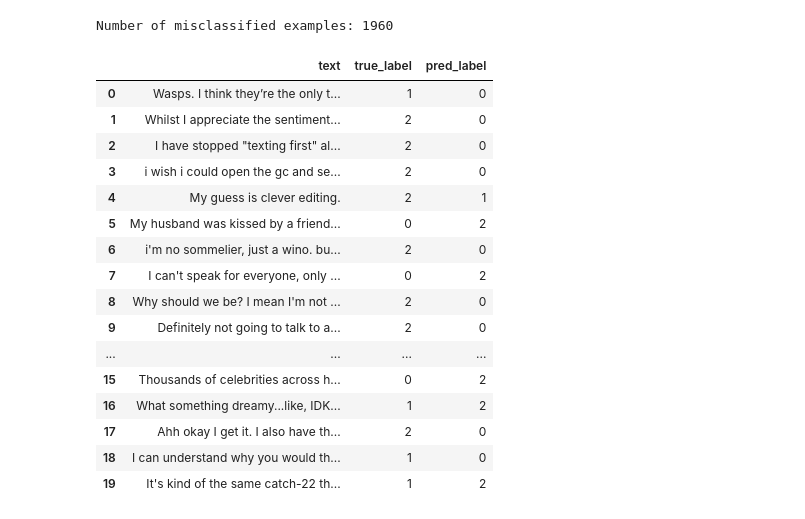
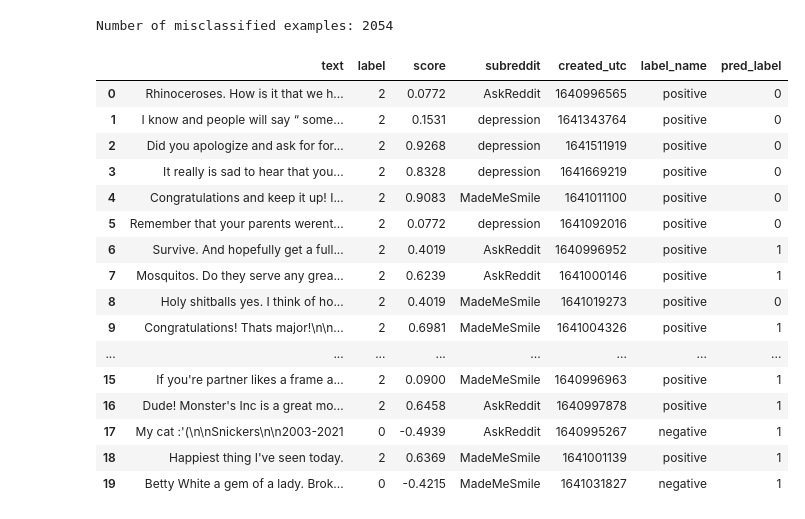
Before and after one commit to seventh720/Graduation_Thesis, a Jupyter notebook: Code/notebooks/pushshift_tfidf_lr_model.ipynb, the cells around one changed output. Drawn from its saved outputs; the diff is of its cells as text; code cells hidden in the pictures.

```diff
--- a/Code/notebooks/pushshift_tfidf_lr_model.ipynb
+++ b/Code/notebooks/pushshift_tfidf_lr_model.ipynb
@@ -250,9 +263,18 @@ These metrics are useful because overall accuracy alone may hide weaknesses in t
 # %%
 from sklearn.metrics import accuracy_score, classification_report
 
-y_val_pred = clf.predict(X_val_tfidf)
+y_val_pred = tfidf_lr.predict(X_val)
+y_test_pred = tfidf_lr.predict(X_test)
+
+y_val_proba = tfidf_lr.predict_proba(X_val)
+y_test_proba = tfidf_lr.predict_proba(X_test)
+class_order = tfidf_lr.named_steps["clf"].classes_.tolist()
 
 print("Validation Accuracy:", round(accuracy_score(y_val, y_val_pred), 4))
 print("\nValidation Classification Report:")
 print(classification_report(y_val, y_val_pred, digits=4))
+
+print("\nTest Accuracy:", round(accuracy_score(y_test, y_test_pred), 4))
+print("\nTest Classification Report:")
+print(classification_report(y_test, y_test_pred, digits=4))
 # %% [output]
@@ -271,6 +297,0 @@ weighted avg     0.7840    0.7664    0.7685      2903
-# %%
-y_test_pred = clf.predict(X_test_tfidf)
-
-print("Test Accuracy:", round(accuracy_score(y_test, y_test_pred), 4))
-print("\nTest Classification Report:")
-print(classification_report(y_test, y_test_pred, digits=4))
@@ -327,13 +338,0 @@ These outputs can also be reused when writing the evaluation chapter or comparin
-# %%
-output_dir = "../dataset/baseline_outputs"
-os.makedirs(output_dir, exist_ok=True)
-
-train_df = pd.DataFrame({"text": X_train, "label": y_train})
-val_df = pd.DataFrame({"text": X_val, "label": y_val})
-test_df = pd.DataFrame({"text": X_test, "label": y_test, "pred_label": y_test_pred})
-
-train_df.to_csv(os.path.join(output_dir, "train_60.csv"), index=False)
-val_df.to_csv(os.path.join(output_dir, "val_10.csv"), index=False)
-test_df.to_csv(os.path.join(output_dir, "test_30_with_preds_tfidf_lr.csv"), index=False)
-
-print("Saved split files and test predictions to:", output_dir)
@@ -348,29 +603,26 @@ especially for sarcasm, context dependence, or emotionally mixed comments.
 # %%
-error_df = pd.DataFrame({
-    "text": X_test.values,
-    "true_label": y_test.values,
-    "pred_label": y_test_pred
-})
+error_df = test_df.copy()
+error_df["pred_label"] = y_test_pred
+error_df = error_df[error_df["label"] != error_df["pred_label"]].reset_index(drop=True)
 
-error_df = error_df[error_df["true_label"] != error_df["pred_label"]].reset_index(drop=True)
 print("Number of misclassified examples:", len(error_df))
 error_df.head(20)
 # %% [output]
-Number of misclassified examples: 1960
+Number of misclassified examples: 2054
-|  | text | true_label | pred_label |
-| 0 | Wasps. I think they’re the only t... | 1 | 0 |
-| 1 | Whilst I appreciate the sentiment... | 2 | 0 |
-| 2 | I have stopped "texting first" al... | 2 | 0 |
-| 3 | i wish i could open the gc and se... | 2 | 0 |
-| 4 | My guess is clever editing. | 2 | 1 |
-| 5 | My husband was kissed by a friend... | 0 | 2 |
-| 6 | i'm no sommelier, just a wino. bu... | 2 | 0 |
-| 7 | I can't speak for everyone, only ... | 0 | 2 |
-| 8 | Why should we be? I mean I'm not ... | 2 | 0 |
-| 9 | Definitely not going to talk to a... | 2 | 0 |
-| ... | ... | ... | ... |
-| 15 | Thousands of celebrities across h... | 0 | 2 |
-| 16 | What something dreamy...like, IDK... | 1 | 2 |
-| 17 | Ahh okay I get it. I also have th... | 2 | 0 |
-| 18 | I can understand why you would th... | 1 | 0 |
-| 19 | It's kind of the same catch-22 th... | 1 | 2 |
+|  | text | label | score | subreddit | created_utc | label_name | pred_label |
+| 0 | Rhinoceroses. How is it that we h... | 2 | 0.0772 | AskReddit | 1640996565 | positive | 0 |
+| 1 | I know and people will say “ some... | 2 | 0.1531 | depression | 1641343764 | positive | 0 |
+| 2 | Did you apologize and ask for for... | 2 | 0.9268 | depression | 1641511919 | positive | 0 |
+| 3 | It really is sad to hear that you... | 2 | 0.8328 | depression | 1641669219 | positive | 0 |
+| 4 | Congratulations and keep it up! I... | 2 | 0.9083 | MadeMeSmile | 1641011100 | positive | 0 |
+| 5 | Remember that your parents werent... | 2 | 0.0772 | depression | 1641092016 | positive | 0 |
+| 6 | Survive. And hopefully get a full... | 2 | 0.4019 | AskReddit | 1640996952 | positive | 1 |
+| 7 | Mosquitos. Do they serve any grea... | 2 | 0.6239 | AskReddit | 1641000146 | positive | 1 |
+| 8 | Holy shitballs yes. I think of ho... | 2 | 0.4019 | MadeMeSmile | 1641019273 | positive | 0 |
+| 9 | Congratulations! Thats major!\n\n... | 2 | 0.6981 | MadeMeSmile | 1641004326 | positive | 1 |
+| ... | ... | ... | ... | ... | ... | ... | ... |
+| 15 | If you're partner likes a frame a... | 2 | 0.0900 | MadeMeSmile | 1640996963 | positive | 1 |
+| 16 | Dude! Monster's Inc is a great mo... | 2 | 0.6458 | AskReddit | 1640997878 | positive | 1 |
+| 17 | My cat :'(\n\nSnickers\n\n2003-2021 | 0 | -0.4939 | AskReddit | 1640995267 | negative | 1 |
+| 18 | Happiest thing I've seen today. | 2 | 0.6369 | MadeMeSmile | 1641001139 | positive | 1 |
+| 19 | Betty White a gem of a lady. Brok... | 0 | -0.4215 | MadeMeSmile | 1641031827 | negative | 1 |
```
Also changed, not shown: parts of 40 cells of this notebook, 3 other files.
